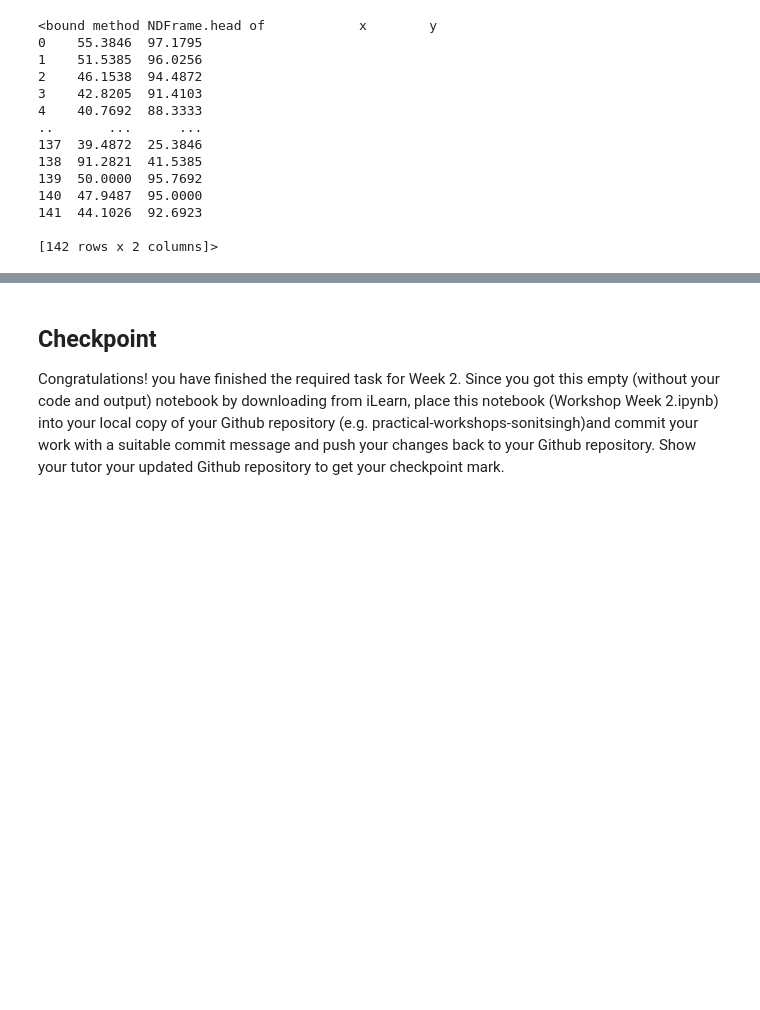
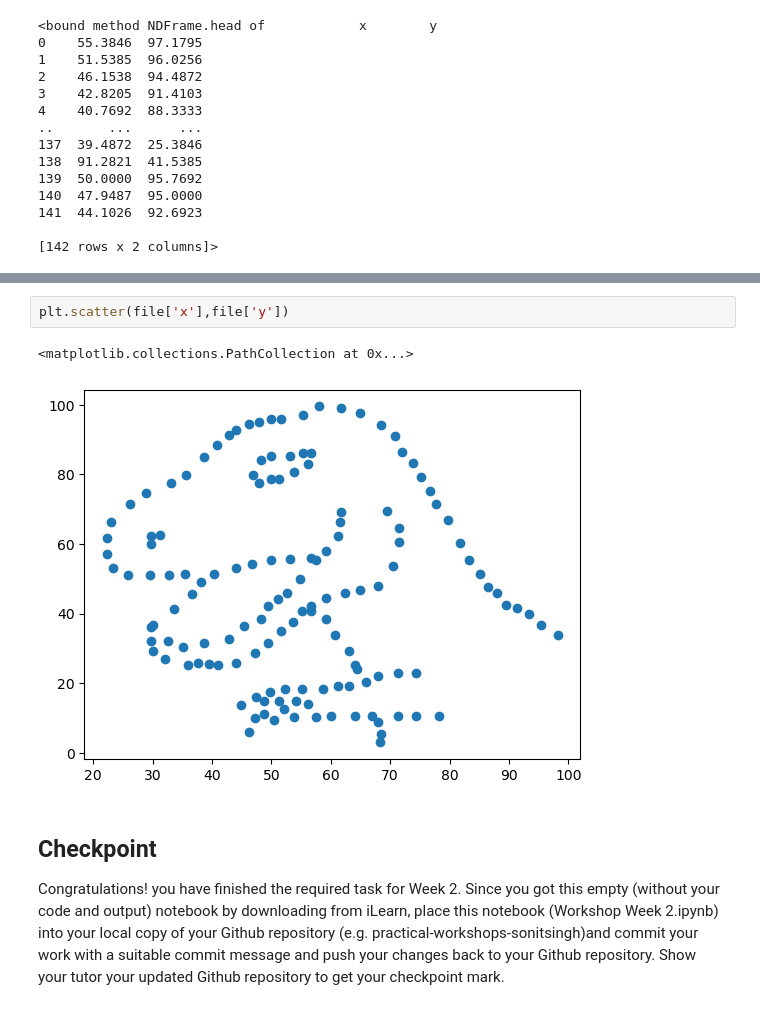
Before and after one commit to COMP2200/Practical-Workshops, a Jupyter notebook: Workshop Week 2.ipynb, the cells around one changed output, grey strips where cells are left out. Cells and saved outputs as stored; diff of their text form; blank space fills up the shorter version.

```diff
--- a/Workshop Week 2.ipynb
+++ b/Workshop Week 2.ipynb
@@ -161,3 +243,8 @@ print(file.head)
+# %%
+plt.scatter(file['x'],file['y'])
+# %% [output]
+<matplotlib.collections.PathCollection at 0x...>
+[figure, added]
 # %% [markdown]
 ## Checkpoint
 
```
Also changed, not shown: parts of 7 cells of this notebook.
